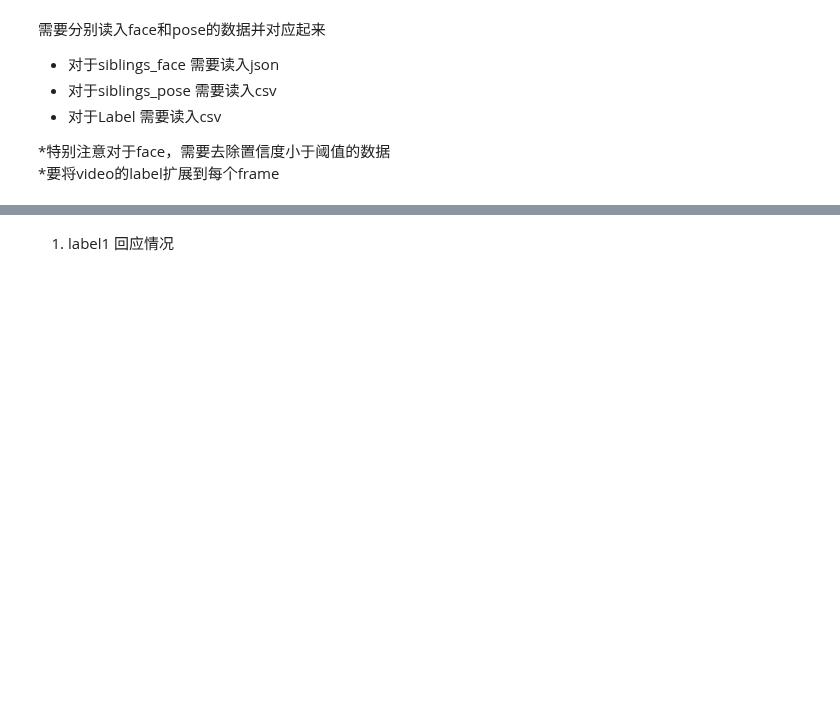
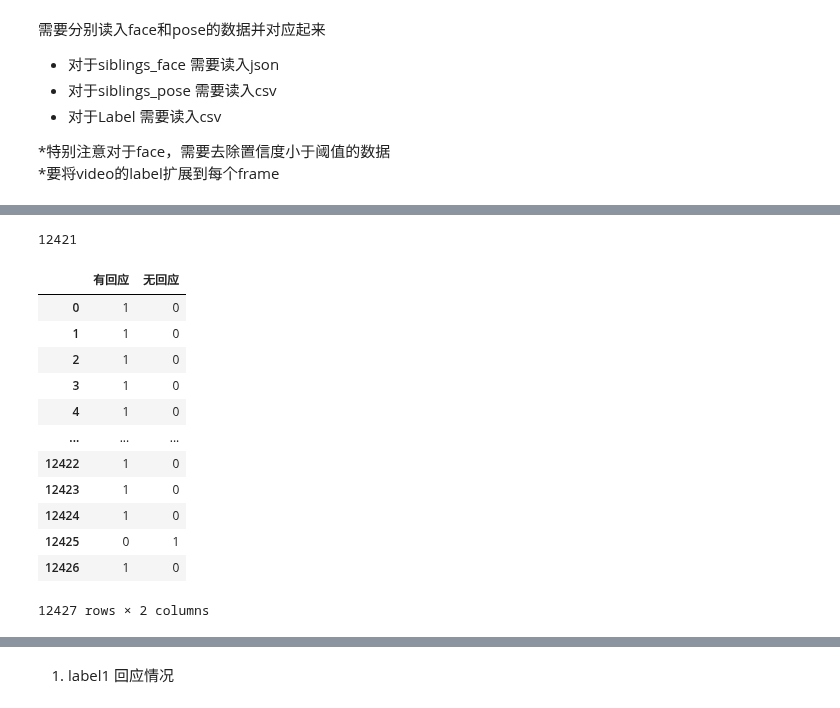
Before and after one commit to AnsonLo11/siblingsDatasetBaseline, a Jupyter notebook: data_analysis.ipynb, the cells around one changed output, grey strips where cells are left out. Cells and saved outputs as stored; diff of their text form; code cells hidden in the pictures; blank space fills up the shorter version.

```diff
--- a/data_analysis.ipynb
+++ b/data_analysis.ipynb
@@ -11,0 +17,4 @@
+# %%
+label1 = pd.read_csv('final_label_231126/全部数据_回应情况1127.csv',header=0).iloc[:,:]
+label3 = pd.read_csv('final_label_231126/全部数据_互动情况1127.csv',header=0).iloc[:,:4]
+label4 = pd.read_csv('final_label_231126/全部数据_互动行为1127.csv',header=0)
@@ -11,0 +122,21 @@
+# %%
+len(label3)
+# %% [output]
+12421
+# %%
+label1_num = label1.drop(['ID'],axis=1)
+label1_num
+# %% [output]
+|  | 有回应 | 无回应 |
+| 0 | 1 | 0 |
+| 1 | 1 | 0 |
+| 2 | 1 | 0 |
+| 3 | 1 | 0 |
+| 4 | 1 | 0 |
+| ... | ... | ... |
+| 12422 | 1 | 0 |
+| 12423 | 1 | 0 |
+| 12424 | 1 | 0 |
+| 12425 | 0 | 1 |
+| 12426 | 1 | 0 |
+12427 rows × 2 columns
```
Also changed, not shown: parts of 17 cells of this notebook, 2 other files.
